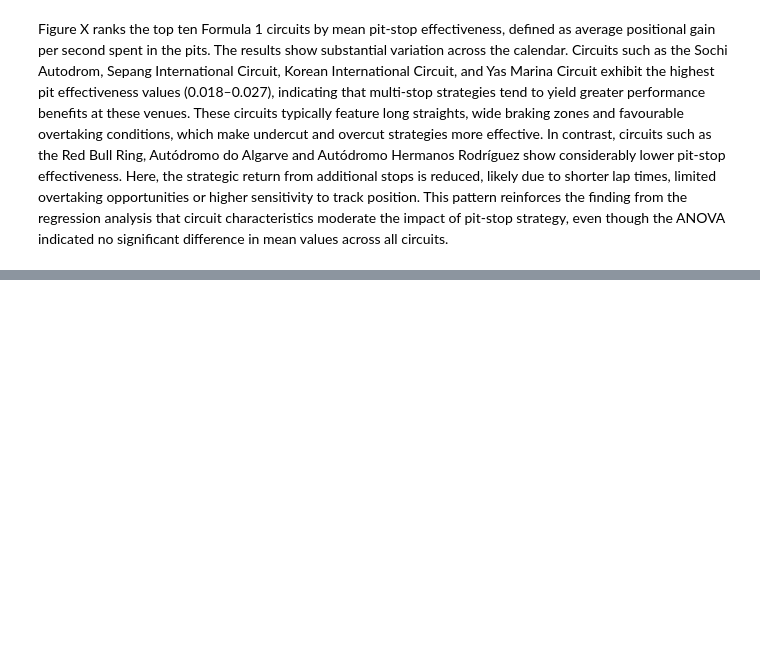
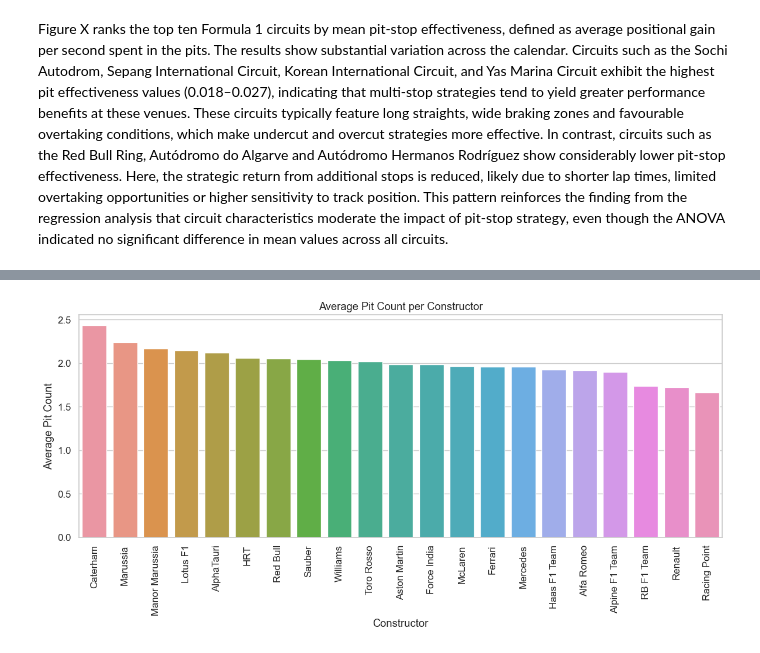
Before and after one commit to mahaejaz2699/Dissertation, a Jupyter notebook: data.ipynb, the cells around one changed output, grey strips where cells are left out. Drawn from its saved outputs; the diff is of its cells as text; code cells hidden in the pictures; blank space fills up the shorter version.

```diff
--- a/data.ipynb
+++ b/data.ipynb
@@ -2691,0 +2694,11 @@ The regression confirms that starting grid position remains the dominant predict
+# %%
+#Step 1 - Load data
+
+import pandas as pd
+import seaborn as sns
+import matplotlib.pyplot as plt
+from sklearn.preprocessing import StandardScaler
+from sklearn.mixture import GaussianMixture
+
+df = pd.read_csv("f1_cleaned_data.csv")
+df.head()
@@ -2691,0 +2713,3 @@ The regression confirms that starting grid position remains the dominant predict
+# %%
+df = df.rename(columns={'name_driver':'constructor'})
+df[['constructor','name_team']].head()
@@ -2691,0 +2723,14 @@ The regression confirms that starting grid position remains the dominant predict
+# %%
+df_constructors = df[
+    (df['pit_count']>0) &
+    (df['avg_pit_time']>0)
+].dropna(subset=['constructor'])
+
+team_pitcount = (
+    df_constructors.groupby('constructor')[['pit_count']]
+    .mean()
+    .reset_index()
+    .sort_values('pit_count',ascending=False)
+)
+
+team_pitcount.head()
@@ -2691,0 +2744,13 @@ The regression confirms that starting grid position remains the dominant predict
+# %%
+#Barplot of pit count per Team
+
+plt.figure(figsize=(12,6))
+sns.barplot(x='constructor', y='pit_count',data=team_pitcount)
+plt.xticks(rotation=90)
+plt.title('Average Pit Count per Constructor')
+plt.xlabel('Constructor')
+plt.ylabel('Average Pit Count')
+plt.tight_layout()
+plt.show()
+# %% [output]
+[figure, added]
```
Also changed, not shown: parts of 56 cells of this notebook.
